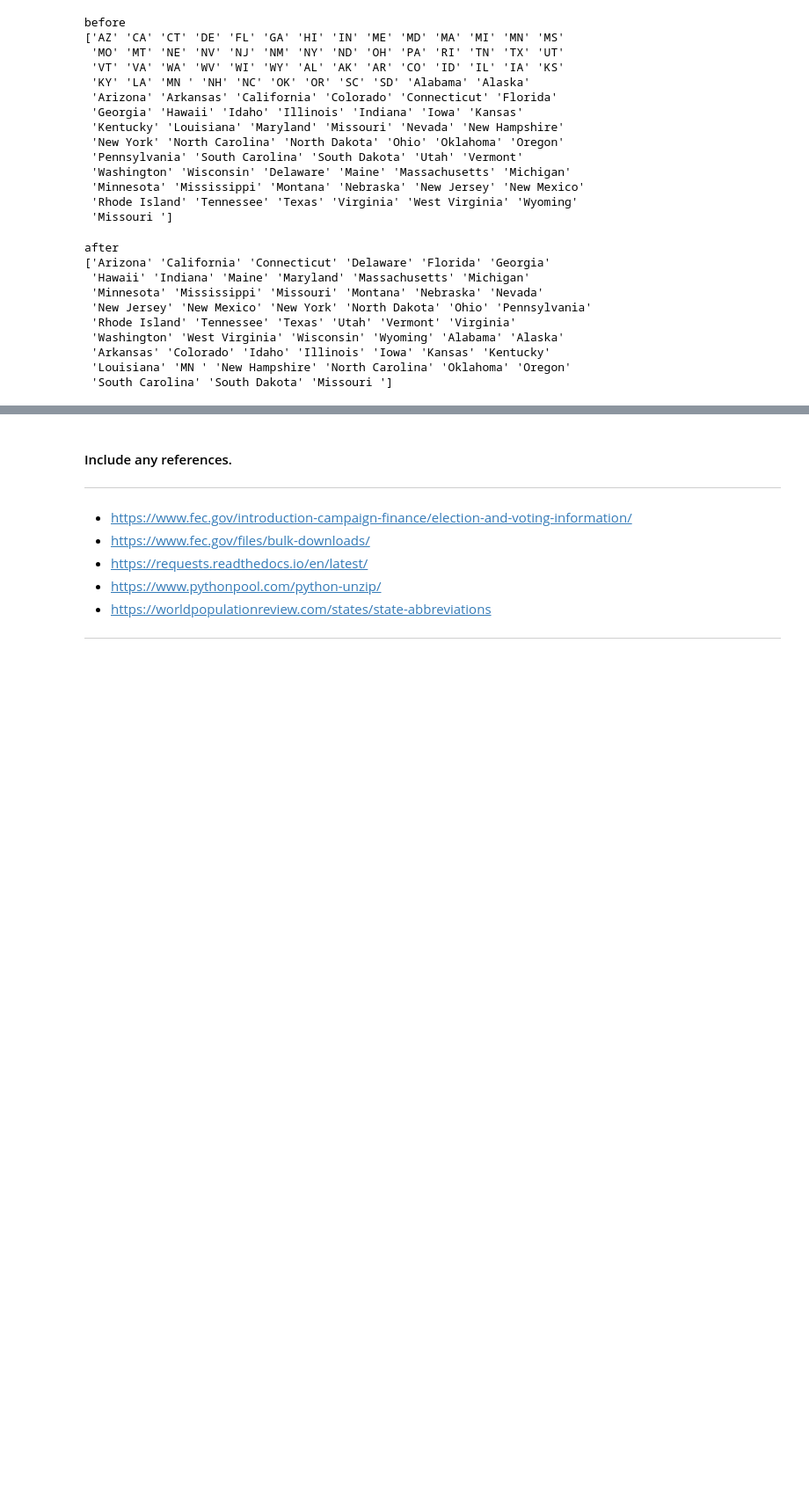
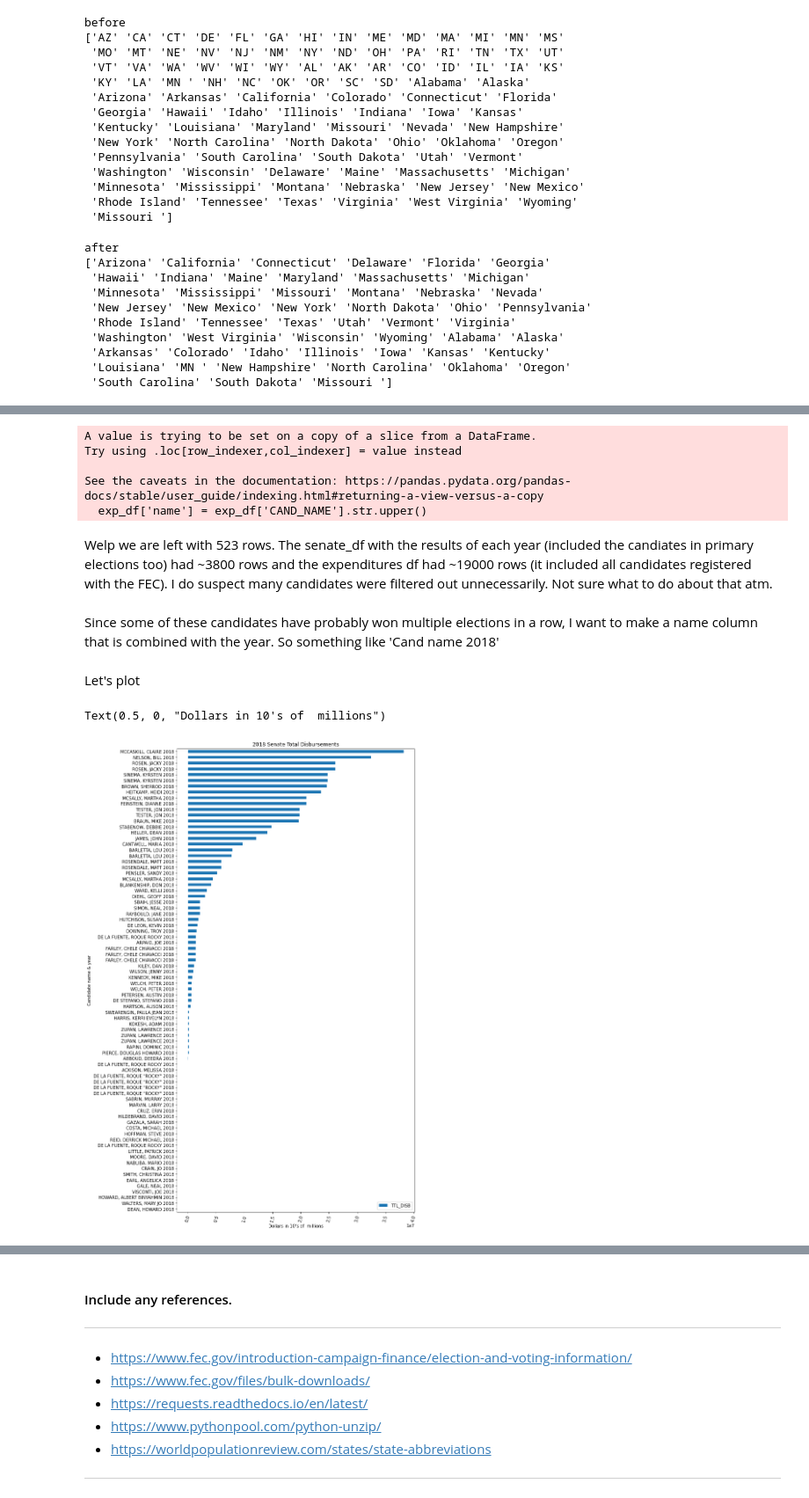
Before and after one commit to matthewasloan95/US-House-Senate-campaign-funding-vs-winning, a Jupyter notebook: Project1.ipynb, the cells around one changed output, grey strips where cells are left out. Shown at 88% size. Cells and saved outputs as stored; diff of their text form; code cells hidden in the pictures; blank space fills up the shorter version.

```diff
--- a/Project1.ipynb
+++ b/Project1.ipynb
@@ -373,0 +475,3 @@ In addition, I want columns indicating FED ID, year, and State just like the Sen
+# %%
+exp_df['CVG_END_DT'] = pd.to_datetime(exp_df['CVG_END_DT'])
+exp_df["year"] = exp_df["CVG_END_DT"].apply(lambda x: x.year)
@@ -373,0 +494,26 @@ In addition, I want columns indicating FED ID, year, and State just like the Sen
+# %%
+exp_df['name'] = exp_df['CAND_NAME'].str.upper()
+del exp_df['CAND_NAME']
+senate_df['name'] = senate_df['name'].str.upper()
+# %% [output]
+A value is trying to be set on a copy of a slice from a DataFrame.
+Try using .loc[row_indexer,col_indexer] = value instead
+
+See the caveats in the documentation: https://pandas.pydata.org/pandas-docs/stable/user_guide/indexing.html#returning-a-view-versus-a-copy
+  exp_df['name'] = exp_df['CAND_NAME'].str.upper()
+# %%
+df = senate_df.merge(exp_df, how = 'inner', on = ['name', 'year'])
+# %% [markdown]
+Welp we are left with 523 rows. The senate_df with the results of each year (included the candiates in primary elections too) had ~3800 rows and the expenditures df had ~19000 rows (it included all candidates registered with the FEC).
+I do suspect many candidates were filtered out unnecessarily. Not sure what to do about that atm.
+# %% [markdown]
+Since some of these candidates have probably won multiple elections in a row, I want to make a name column that is combined with the year.
+So something like 'Cand name 2018'
+# %%
+df['year'] = df['year'].astype(np.int16)
+df['nameyear'] = df['name'].map(str) + " " + df['year'].map(str)
+
+df['state'] = df['state_abrev']
+del df['state_abrev']
+# %% [markdown]
+Let's plot
@@ -373,0 +524,13 @@ In addition, I want columns indicating FED ID, year, and State just like the Sen
+# %%
+# df.groupby('Crime Name2').size().plot(kind='bar')
+# sns.lineplot(data=honey_df, x='year', y='stocks', hue='state')
+# honey_df.plot(x='year', y='priceperoz', kind='scatter')
+plt.rcParams['figure.figsize'] = (10,20)
+df.loc[df['year']==2018].sort_values(by='TTL_DISB').plot(x='nameyear', y = 'TTL_DISB', kind='barh')
+plt.xticks(rotation=75)
+plt.title('2018 Senate Total Disbursements')
+plt.ylabel('Candidate name & year')
+plt.xlabel('Dollars in 10\'s of  millions')
+# %% [output]
+Text(0.5, 0, "Dollars in 10's of  millions")
+[figure, added]
```
Also changed, not shown: parts of 42 cells of this notebook, 1 other file.
